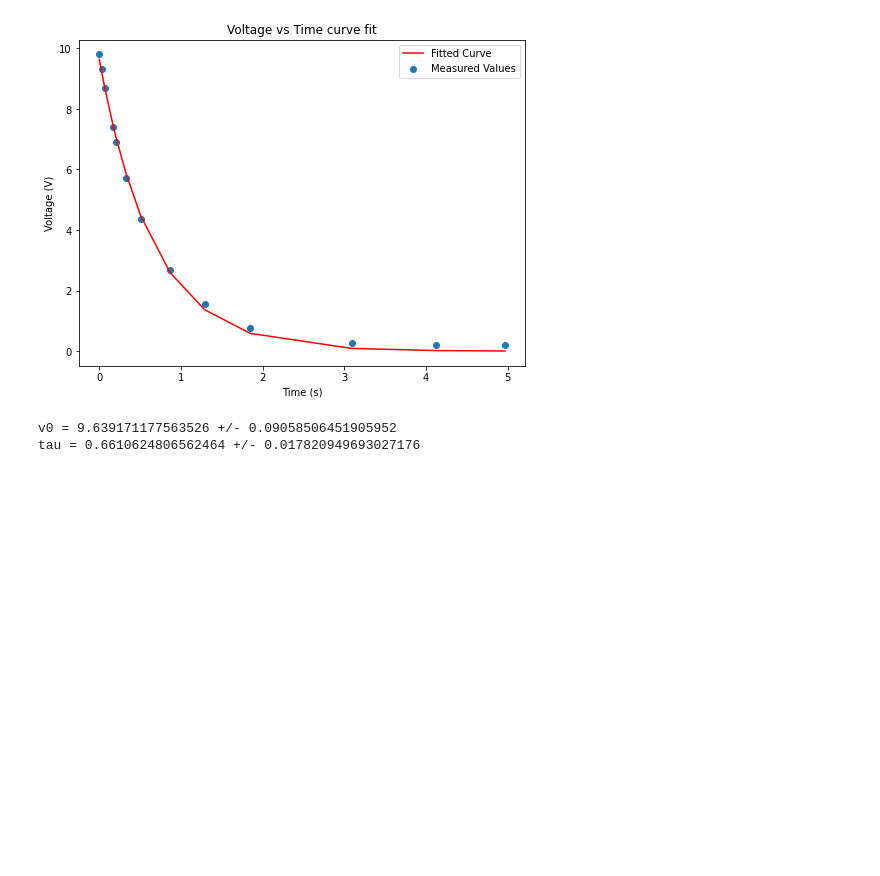
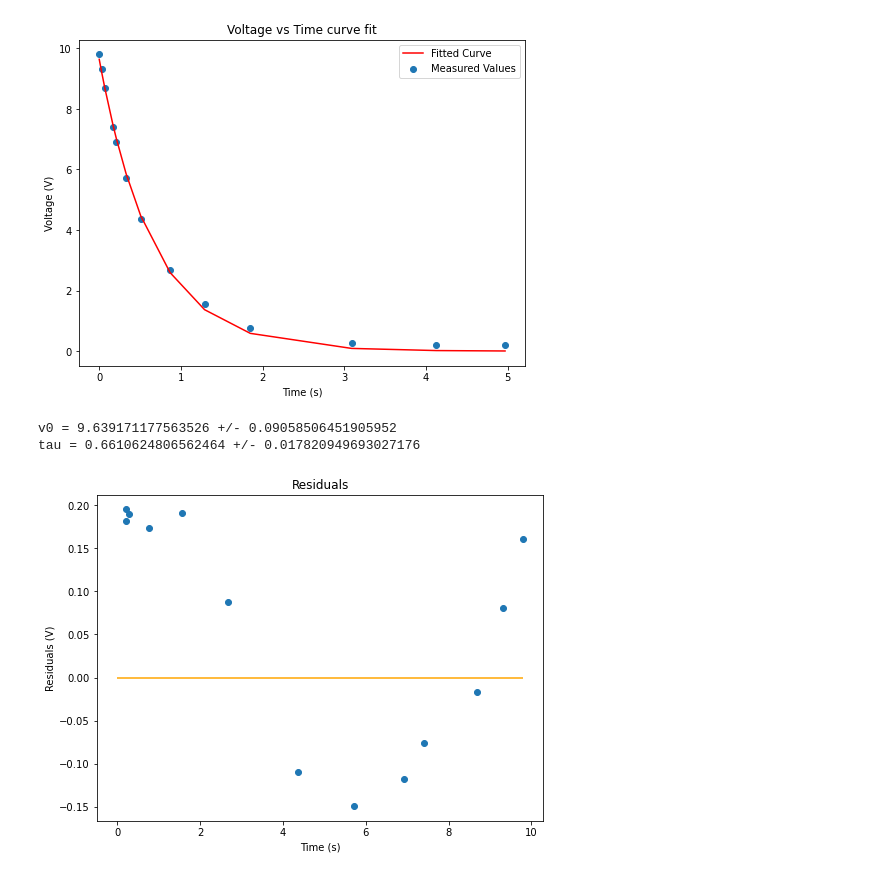
Before and after one commit to evilpegasus/physics5bl, a Jupyter notebook: rc_rcl_lab/rc_rcl.ipynb, the cells around one changed output. Drawn from its saved outputs; the diff is of its cells as text; code cells hidden in the pictures; blank space fills up the shorter version.

```diff
--- a/rc_rcl_lab/rc_rcl.ipynb
+++ b/rc_rcl_lab/rc_rcl.ipynb
@@ -78,3 +78,15 @@ print("tau = " + str(params[1]) + " +/- " + str(std_errs[1]))
 [figure]
 v0 = 9.639171177563526 +/- 0.09058506451905952
 tau = 0.6610624806562464 +/- 0.017820949693027176
+# %%
+# residuals
+residuals = df_1a["1a V"] - ypred
+plt.figure(figsize=(8,6))
+plt.scatter(df_1a["1a V"], residuals)
+plt.xlabel("Time (s)")
+plt.ylabel("Residuals (V)")
+plt.title("Residuals")
+plt.hlines(0, 0, df_1a["1a V"].max(), color="orange")
+plt.show()
+# %% [output]
+[figure, added]
```
Also changed, not shown: parts of 11 cells of this notebook.
